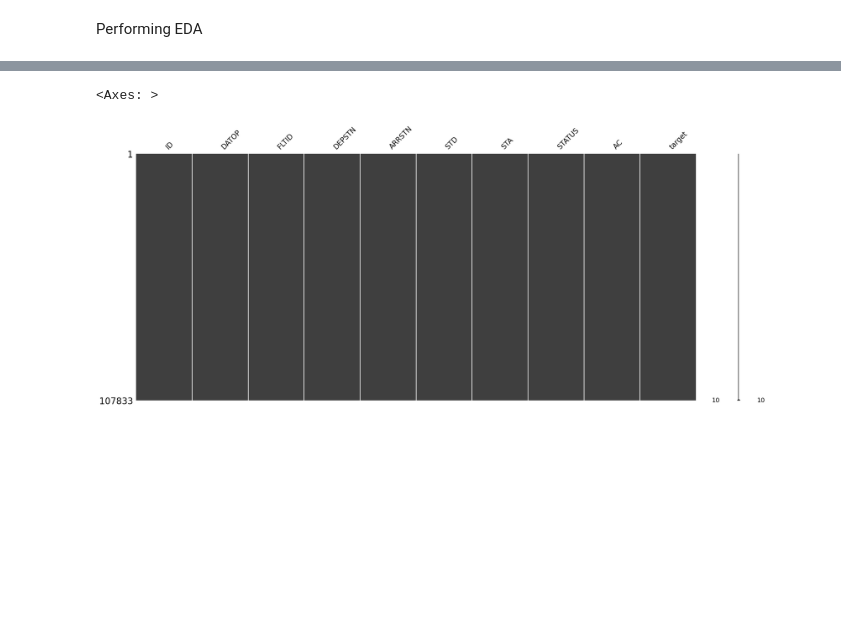
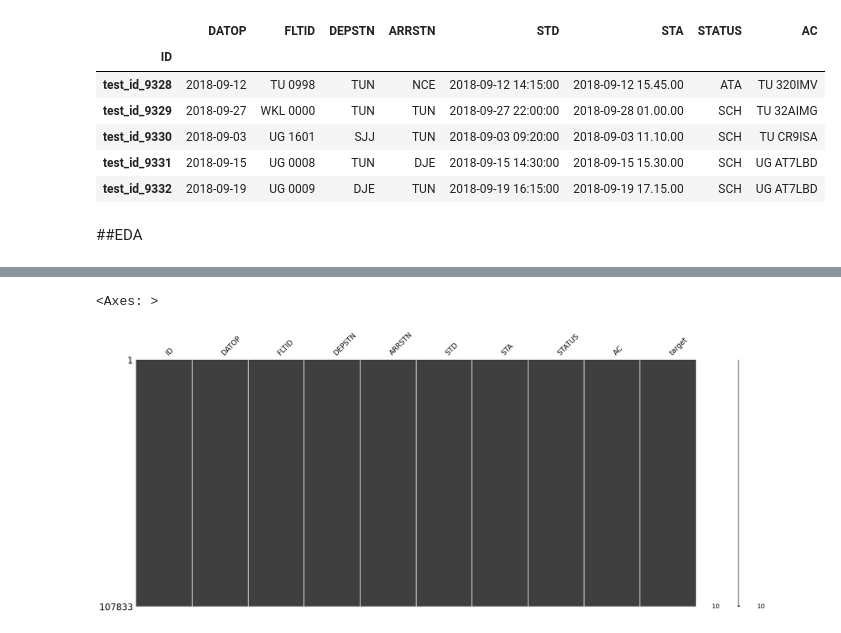
Before and after one commit to rkamulegeya/flight_delay_prediction, a Jupyter notebook: work.ipynb, the cells around one changed output, grey strips where cells are left out. Saved outputs shown, nothing was run; the diff lists cells and outputs as text; code cells hidden in the pictures; blank space fills up the shorter version.

```diff
--- a/work.ipynb
+++ b/work.ipynb
@@ -26,2 +58,12 @@ test_df = pd.read_csv('Test.csv')
+# %%
+test_df.tail()
+# %% [output]
+|  | DATOP | FLTID | DEPSTN | ARRSTN | STD | STA | STATUS | AC |
+| ID |  |  |  |  |  |  |  |  |
+| test_id_9328 | 2018-09-12 | TU 0998 | TUN | NCE | 2018-09-12 14:15:00 | 2018-09-12 15.45.00 | ATA | TU 320IMV |
+| test_id_9329 | 2018-09-27 | WKL 0000 | TUN | TUN | 2018-09-27 22:00:00 | 2018-09-28 01.00.00 | SCH | TU 32AIMG |
+| test_id_9330 | 2018-09-03 | UG 1601 | SJJ | TUN | 2018-09-03 09:20:00 | 2018-09-03 11.10.00 | SCH | TU CR9ISA |
+| test_id_9331 | 2018-09-15 | UG 0008 | TUN | DJE | 2018-09-15 14:30:00 | 2018-09-15 15.30.00 | SCH | UG AT7LBD |
+| test_id_9332 | 2018-09-19 | UG 0009 | DJE | TUN | 2018-09-19 16:15:00 | 2018-09-19 17.15.00 | SCH | UG AT7LBD |
 # %% [markdown]
-Performing EDA
+##EDA
```
Also changed, not shown: parts of 52 cells of this notebook.
